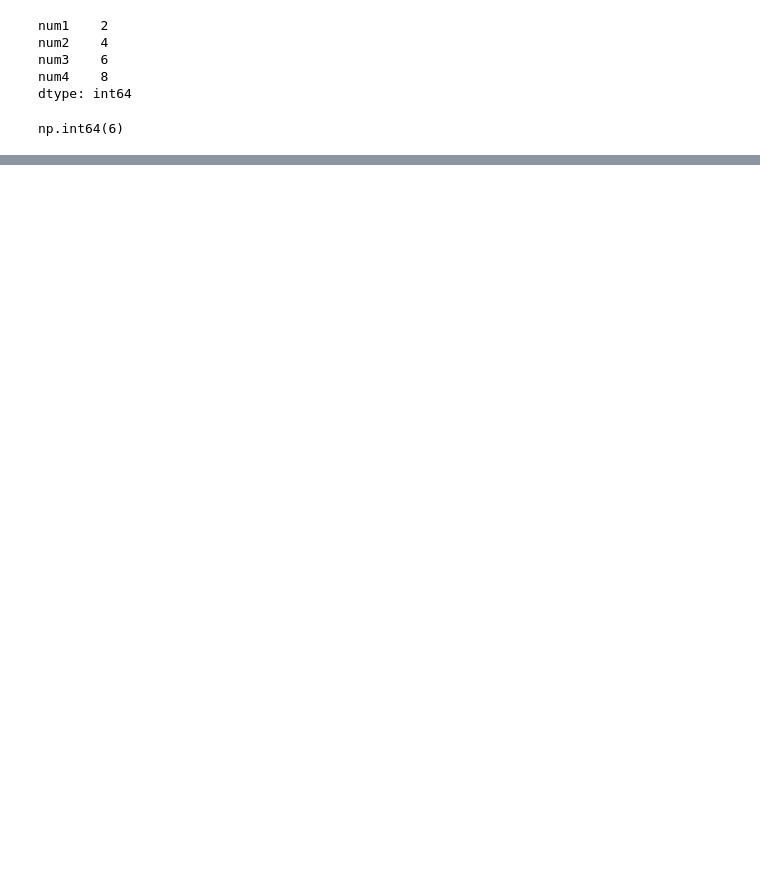
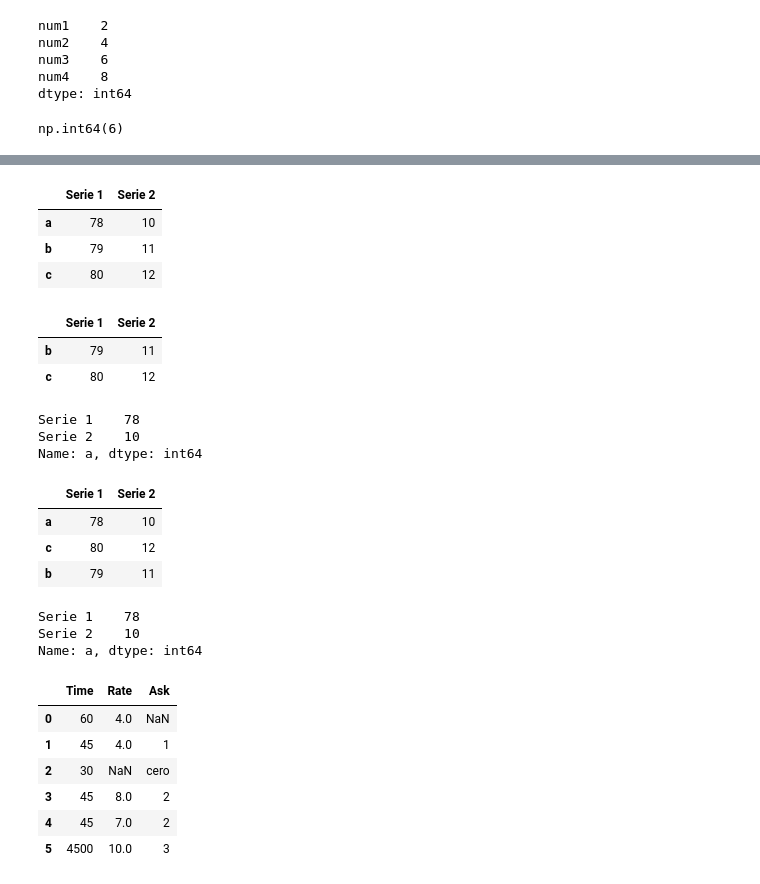
Before and after one commit to robertorocha828/fundamentos_ia, a Jupyter notebook: jupyterlab/Programa_1.ipynb, the cells around one changed output, grey strips where cells are left out. Drawn from its saved outputs; the diff is of its cells as text; code cells hidden in the pictures; blank space fills up the shorter version.

```diff
--- a/jupyterlab/Programa_1.ipynb
+++ b/jupyterlab/Programa_1.ipynb
@@ -335,0 +435,48 @@ np.int64(6)
+# %%
+del dataframe1['Total Series']
+dataframe1
+# %% [output]
+|  | Serie 1 | Serie 2 |
+| a | 78 | 10 |
+| b | 79 | 11 |
+| c | 80 | 12 |
+# %%
+dataframeSearch = dataframe1[dataframe1['Serie 1']>=79]
+dataframeSearch
+# %% [output]
+|  | Serie 1 | Serie 2 |
+| b | 79 | 11 |
+| c | 80 | 12 |
+# %%
+dataframe1.loc['a']
+# %% [output]
+Serie 1    78
+Serie 2    10
+Name: a, dtype: int64
+# %%
+dataframe1.loc[['a','c','b']]
+# %% [output]
+|  | Serie 1 | Serie 2 |
+| a | 78 | 10 |
+| c | 80 | 12 |
+| b | 79 | 11 |
+# %%
+dataframe1.iloc[0]
+# %% [output]
+Serie 1    78
+Serie 2    10
+Name: a, dtype: int64
+# %%
+minutes = pd.Series([60,45,30,45,45,4500], index=[0,1,2,3,4,5])
+rate = pd.Series([4,4,8,7,10], index=[0,1,3,4,5])
+ask = pd.Series([1,'cero',2,2,3], index=[1,2,3,4,5])
+dfClass = pd.DataFrame({'Time':minutes, 'Rate':rate, 'Ask':ask})
+dfClass
+# %% [output]
+|  | Time | Rate | Ask |
+| 0 | 60 | 4.0 | NaN |
+| 1 | 45 | 4.0 | 1 |
+| 2 | 30 | NaN | cero |
+| 3 | 45 | 8.0 | 2 |
+| 4 | 45 | 7.0 | 2 |
+| 5 | 4500 | 10.0 | 3 |
```
Also changed, not shown: parts of 53 cells of this notebook.
